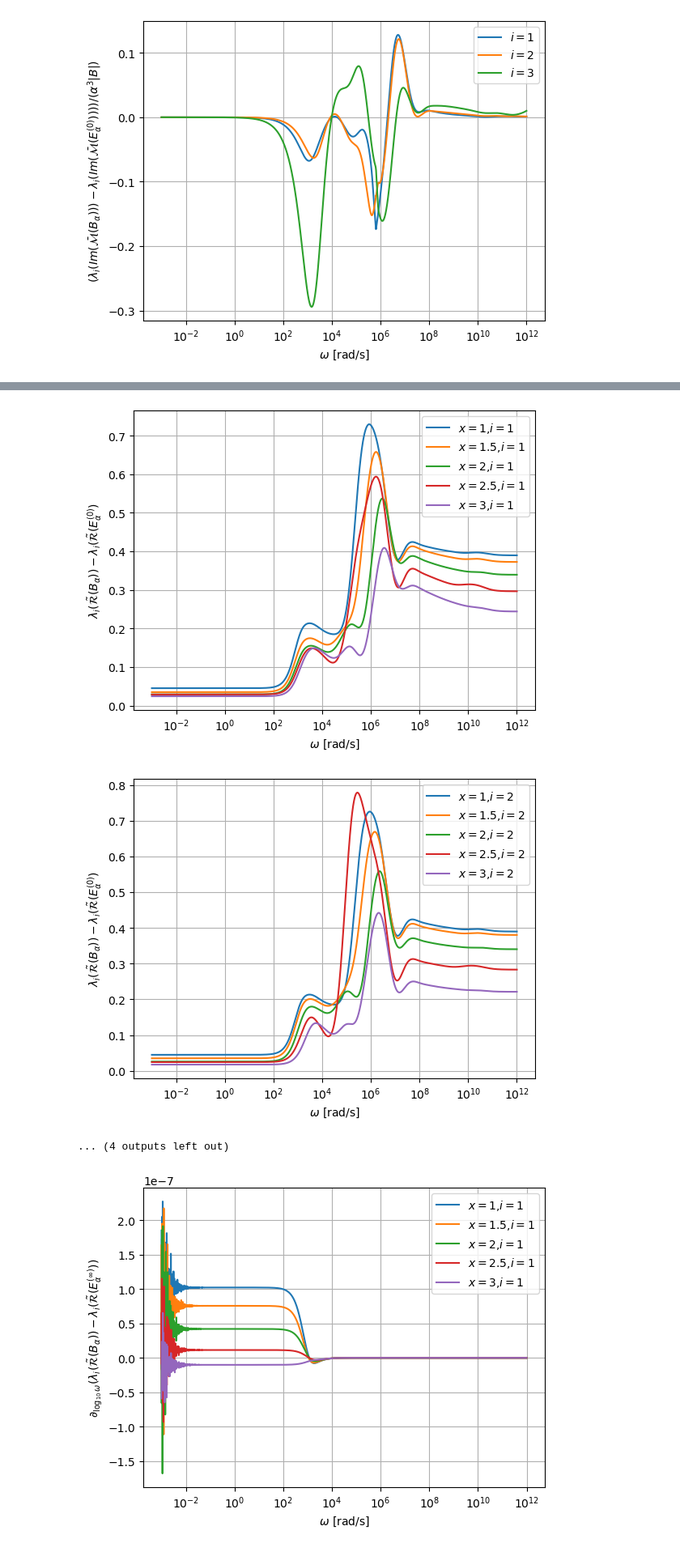
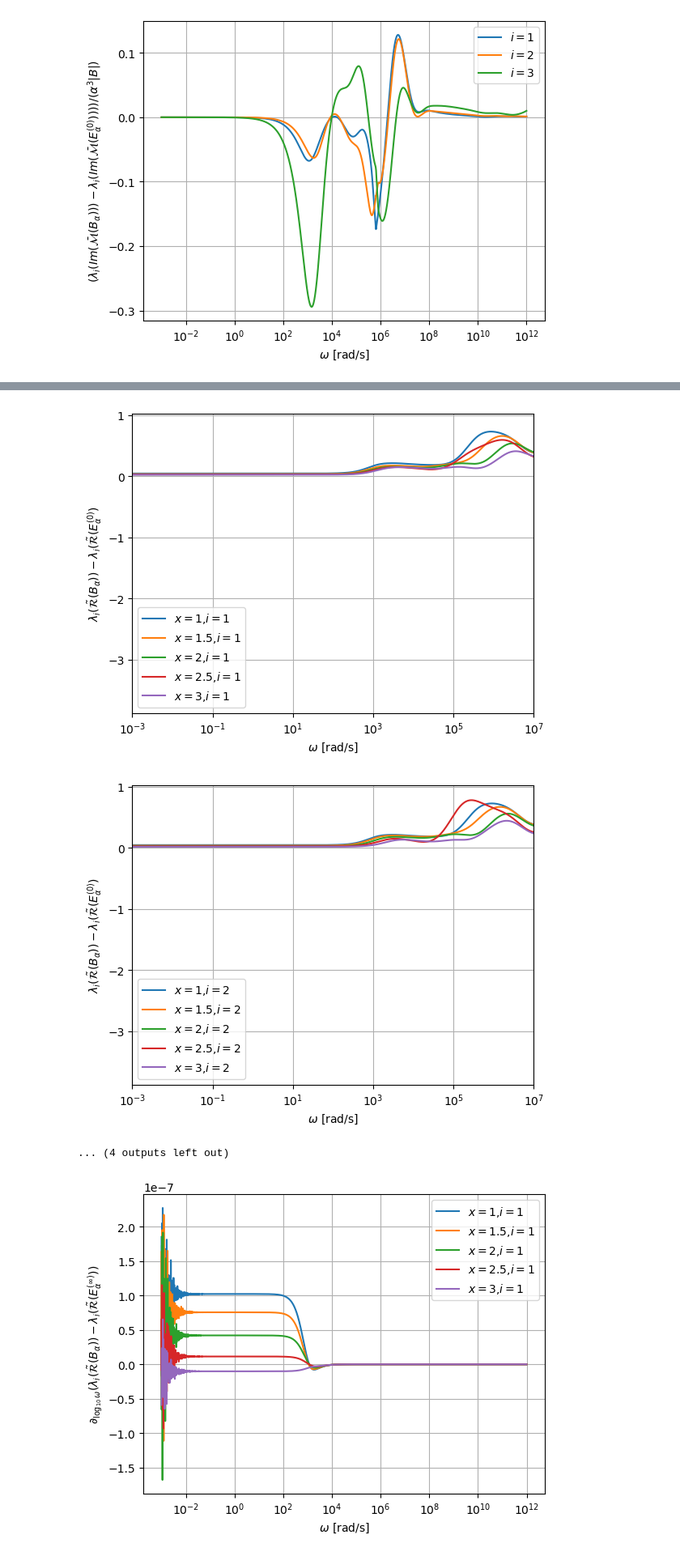
Before and after one commit to MPT-Calculator/MPT-Calculator, a Jupyter notebook: tet_spectrum_results_0_01_varyx.ipynb, the cells around one changed output, grey strips where cells are left out. Shown at 81% size. Drawn from its saved outputs; the diff is of its cells as text; code cells hidden in the pictures.

```diff
--- a/tet_spectrum_results_0_01_varyx.ipynb
+++ b/tet_spectrum_results_0_01_varyx.ipynb
@@ -1181,6 +1181,8 @@ for i in range(3):
     plt.xlabel(r"$\omega$ [rad/s]")
     plt.ylabel(r"$\lambda_i(\tilde{\cal R}(B_\alpha))-\lambda_i(\tilde{\cal R}(E_\alpha^{(0)})$")
     plt.legend()
+    plt.xlim([xmin,xmax])
+    plt.ylim([ymin[0],ymax[0]])
     plt.savefig("my_plots/tet_varyx/diff_eigenvalues_varyx_n0_re_lam"+str(i+1)+".pdf")
 
 for i in range(3):
@@ -1200,35 +1202,37 @@ for i in range(3):
 
     plt.semilogx(Omega,np.imag(diff_Eigenvalues_tet2_5_ellip_n0[:,i])/(alpha**3*vol),label=r"$x=2.5$,$i=$"+str(i+1))
     ymin[0],ymax[0]=yaxis(Omega,np.imag(diff_Eigenvalues_tet2_5_ellip_n0[:,i])/(alpha**3*vol),xmin,xmax,ymin[0],ymax[0])
 
 
     plt.semilogx(Omega,np.imag(diff_Eigenvalues_tet3_ellip_n0[:,i])/(alpha**3*vol),label=r"$x=3$,$i=$"+str(i+1))
     ymin[0],ymax[0]=yaxis(Omega,np.imag(diff_Eigenvalues_tet3_ellip_n0[:,i])/(alpha**3*vol),xmin,xmax,ymin[0],ymax[0])
 
 
 for i in range(3):
     plt.figure(3+3+3+5+i)
     plt.grid()
     plt.xlabel(r"$\omega$ [rad/s]")
     plt.legend()
     plt.ylabel(r"$\lambda_i({\cal I}(B_\alpha))-\lambda_i({\cal I}(E_\alpha^{(0)}))$")
+    plt.xlim([xmin,xmax])
+    plt.ylim([ymin[1],ymax[1]])
     plt.savefig("my_plots/tet_varyx/diff_eigenvalues_varyx_n0_im_lam"+str(i+1)+".pdf")
 
 
 plt.show()
 # %% [output]
 [figure]
 [figure]
 [figure]
 [figure]
 [figure]
 [figure]
 [figure]
 [figure]
 [figure]
 [figure]
-[figure, old version]
+[figure, new version]
-[figure, old version]
+[figure, new version]
 ... (4 outputs left out)
 # %%
 N=len(Omega)
```
Also changed, not shown: 12 other files.
